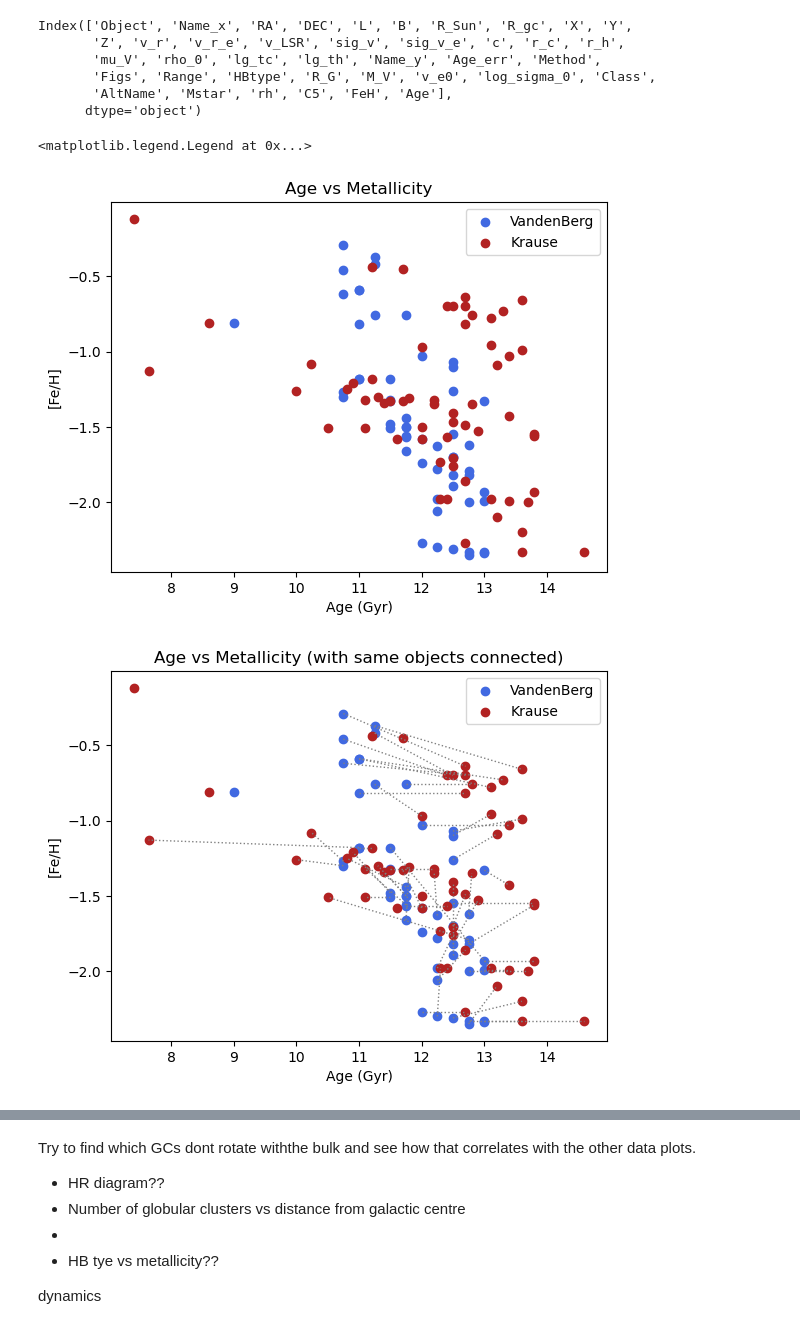
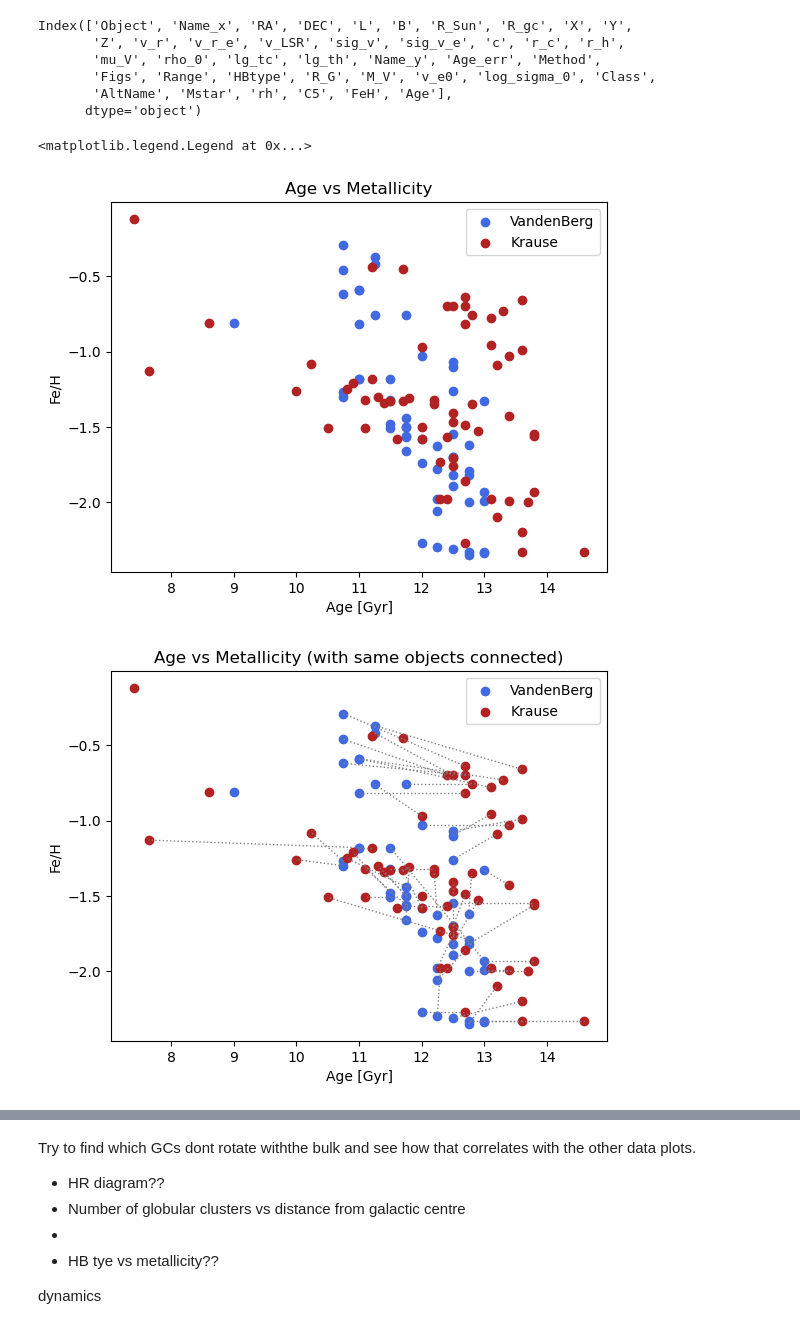
Before and after one commit to sleepdepr1ved/PHYS3116_Team, a Jupyter notebook: 3116.ipynb, the cells around one changed output, grey strips where cells are left out. Cells and saved outputs as stored; diff of their text form; code cells hidden in the pictures.

```diff
--- a/3116.ipynb
+++ b/3116.ipynb
@@ -226,14 +226,14 @@ Index(['Object', 'Name_x', 'RA', 'DEC', 'L', 'B', 'R_Sun', 'R_gc', 'X', 'Y',
 # %%
 # Age-metallicity plot with data from VandenBerg and Krause
 plt.scatter(vandenberg['Age'], vandenberg['FeH'], marker='o', c='royalblue', label='VandenBerg')
 plt.scatter(krause['Age'], krause['FeH'], marker='o', c='firebrick', label='Krause')
 plt.title('Age vs Metallicity')
-plt.xlabel('Age (Gyr)')
-plt.ylabel('[Fe/H]')
+plt.xlabel('Age [Gyr]')
+plt.ylabel('Fe/H')
 plt.legend()
 # %% [output]
 <matplotlib.legend.Legend at 0x...>
-[figure, old version]
+[figure, new version]
 # %%
 # Age-metallicity plot with data from VandenBerg and Krause with lines connecting matching objects
 plt.scatter(vandenberg['Age'], vandenberg['FeH'], marker='o', c='royalblue', label='VandenBerg')
@@ -247,11 +247,11 @@ for object in set(vandenberg['Object']).intersection(krause['Object']): # find c
 
 # labels
 plt.title('Age vs Metallicity (with same objects connected)')
-plt.xlabel('Age (Gyr)')
-plt.ylabel('[Fe/H]')
+plt.xlabel('Age [Gyr]')
+plt.ylabel('Fe/H')
 plt.legend()
 plt.show()
 # %% [output]
-[figure, old version]
+[figure, new version]
 # %%
 # age-metallicity plot with data averaged from VandenBerg and Krause
```
Also changed, not shown: parts of 1 cell of this notebook.
